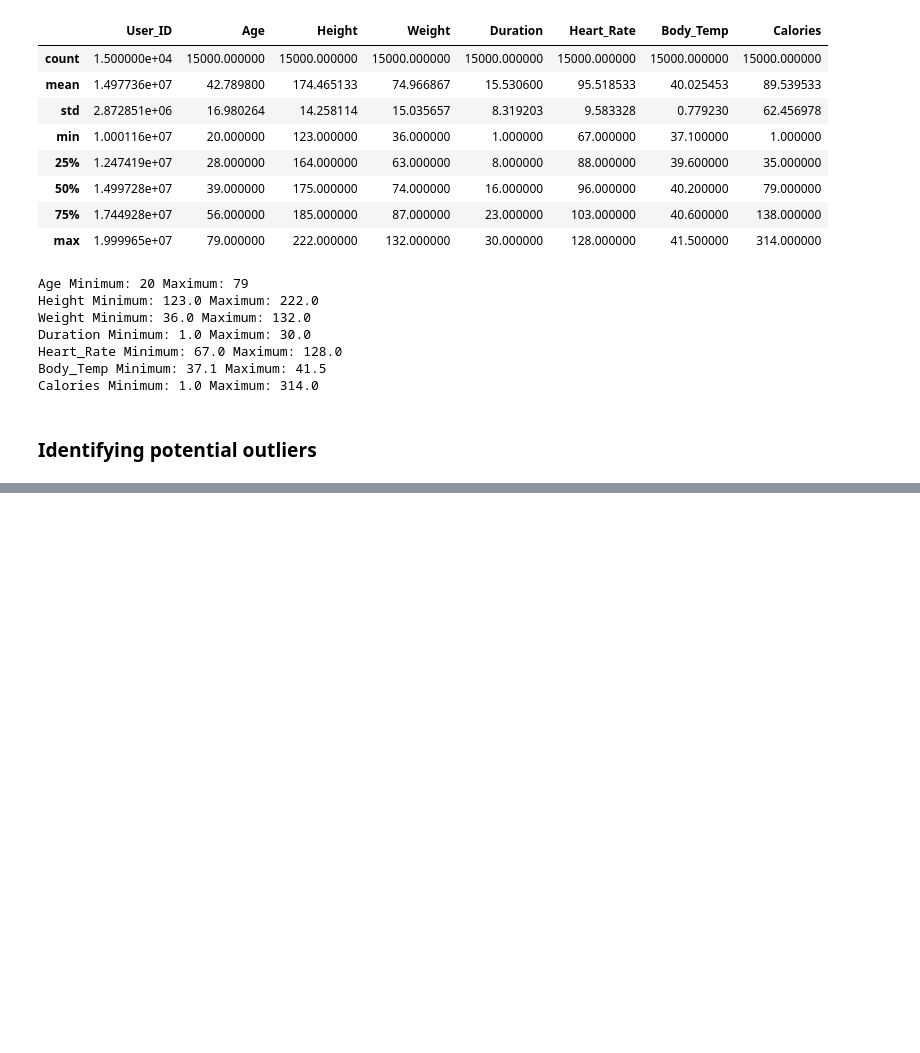
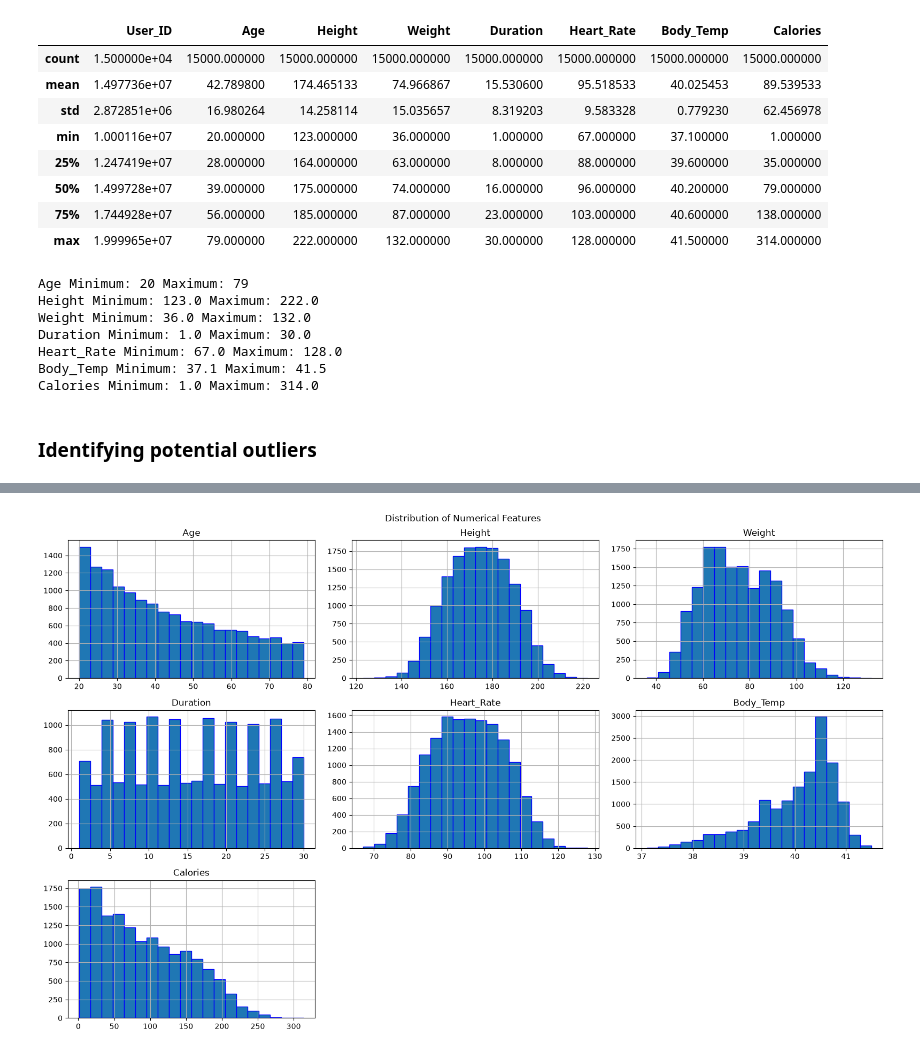
Before and after one commit to Jayadevika-jd/FitPredict, a Jupyter notebook: Notebooks/Fitpredict_preprocessinng.ipynb, the cells around one changed output, grey strips where cells are left out. Saved outputs shown, nothing was run; the diff lists cells and outputs as text; code cells hidden in the pictures; blank space fills up the shorter version.

```diff
--- a/Notebooks/Fitpredict_preprocessinng.ipynb
+++ b/Notebooks/Fitpredict_preprocessinng.ipynb
@@ -185,0 +295,3 @@ Calories Potential outliers: 4
+# %%
+df_clean=df.copy()
+print("Shape:",df_clean.shape)
@@ -185,0 +333,4 @@ Calories Potential outliers: 4
+# %%
+num_columns=['Age', 'Height', 'Weight', 'Duration',
+       'Heart_Rate', 'Body_Temp', 'Calories']
+catg_columns=['Gender']
@@ -185,0 +351,7 @@ Calories Potential outliers: 4
+# %%
+df_clean[num_columns].hist(figsize=(16,10),bins=20,edgecolor="blue")
+plt.suptitle("Distribution of Numerical Features")
+plt.tight_layout()
+plt.show()
+# %% [output]
+[figure, added]
```
Also changed, not shown: parts of 18 cells of this notebook, 1 other file.
